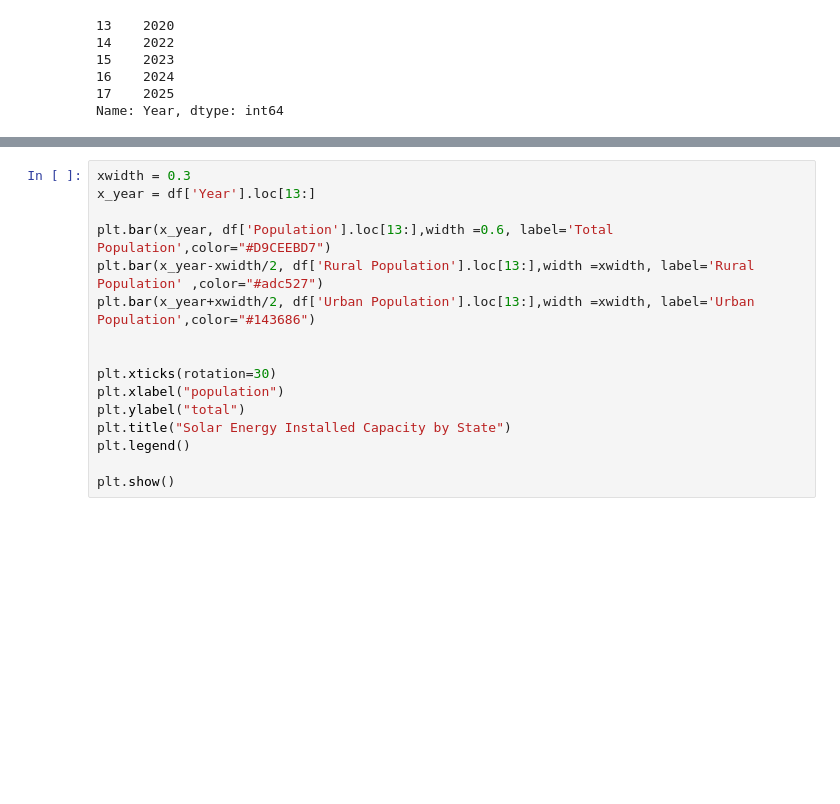
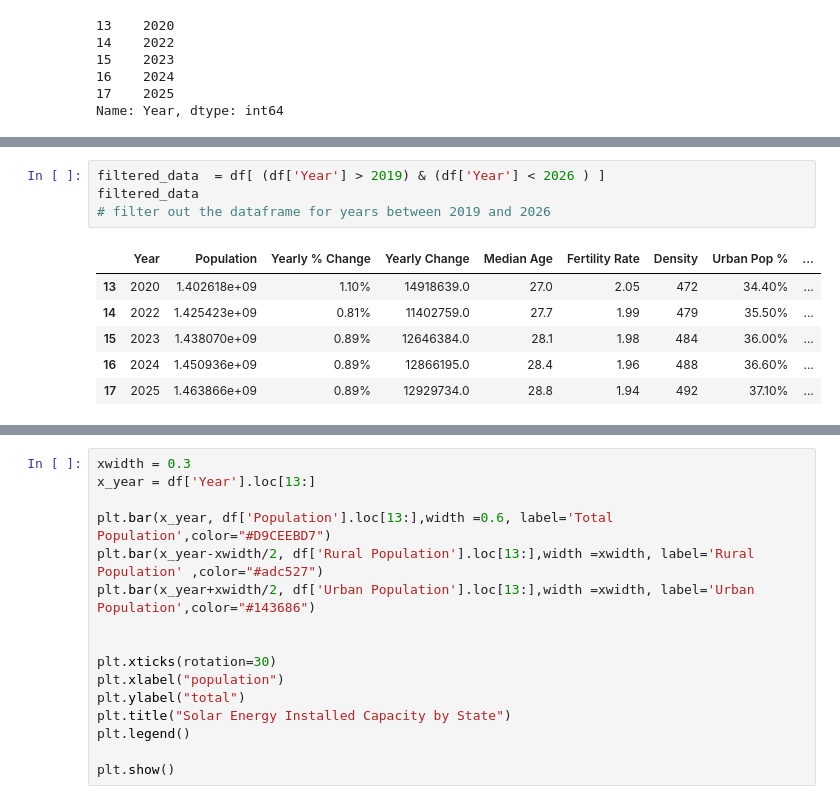
Before and after one commit to abhinavsatyam332-cloud/backup-pgcp-AI22, a Jupyter notebook: Python/Python_Lec_practical_session/Assignments/Assignment 5/Matplotlib_Assignment5.ipynb, the cells around one changed output, grey strips where cells are left out. Saved outputs shown, nothing was run; the diff lists cells and outputs as text; blank space fills up the shorter version.

```diff
--- a/Python/Python_Lec_practical_session/Assignments/Assignment 5/MatplotAss.ipynb
+++ b/Python/Python_Lec_practical_session/Assignments/Assignment 5/Matplotlib_Assignment5.ipynb
@@ -104,0 +85,11 @@ plt.show()
+# %%
+filtered_data  = df[ (df['Year'] > 2019) & (df['Year'] < 2026 ) ]
+filtered_data
+# filter out the dataframe for years between 2019 and 2026
+# %% [output]
+|  | Year | Population | Yearly % Change | Yearly Change | Median Age | Fertility Rate | Density | Urban Pop % | ... |
+| 13 | 2020 | 1.402618e+09 | 1.10% | 14918639.0 | 27.0 | 2.05 | 472 | 34.40% | ... |
+| 14 | 2022 | 1.425423e+09 | 0.81% | 11402759.0 | 27.7 | 1.99 | 479 | 35.50% | ... |
+| 15 | 2023 | 1.438070e+09 | 0.89% | 12646384.0 | 28.1 | 1.98 | 484 | 36.00% | ... |
+| 16 | 2024 | 1.450936e+09 | 0.89% | 12866195.0 | 28.4 | 1.96 | 488 | 36.60% | ... |
+| 17 | 2025 | 1.463866e+09 | 0.89% | 12929734.0 | 28.8 | 1.94 | 492 | 37.10% | ... |
```
Also changed, not shown: parts of 12 cells of this notebook, 42 other files.
